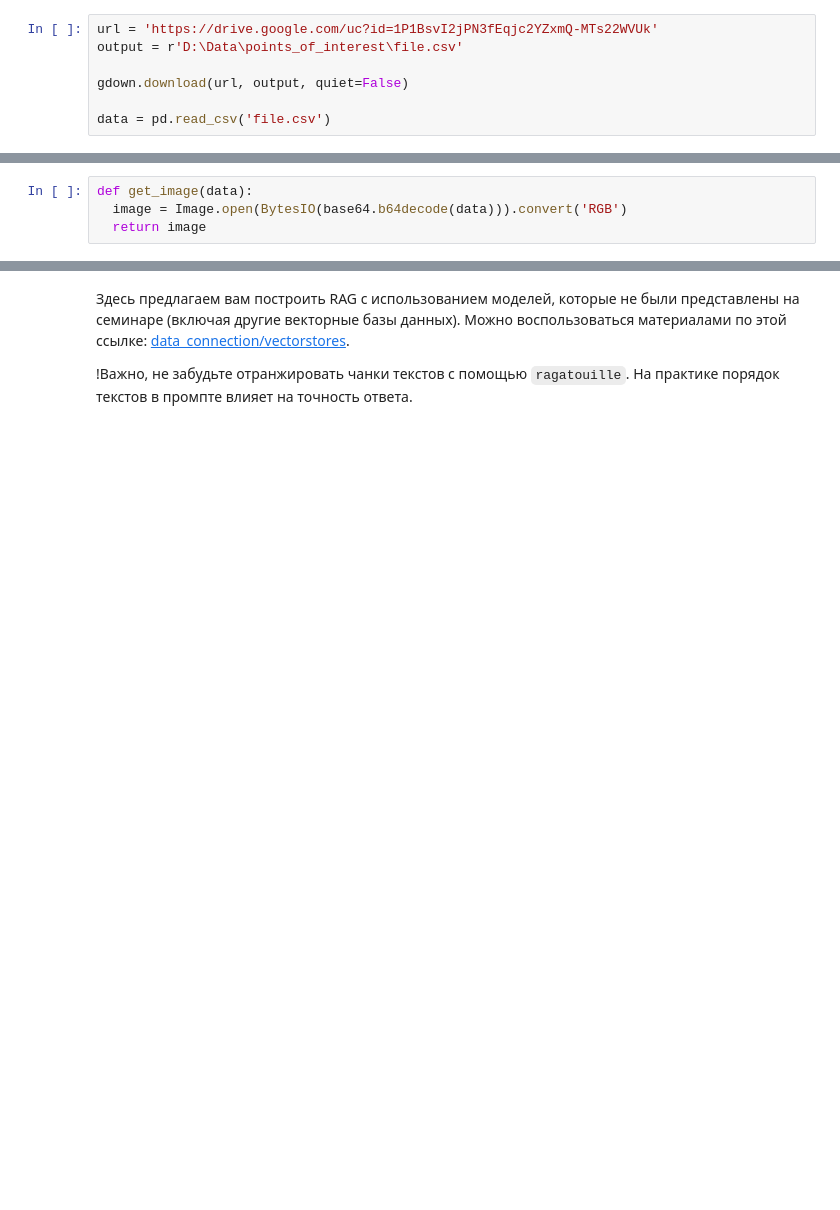
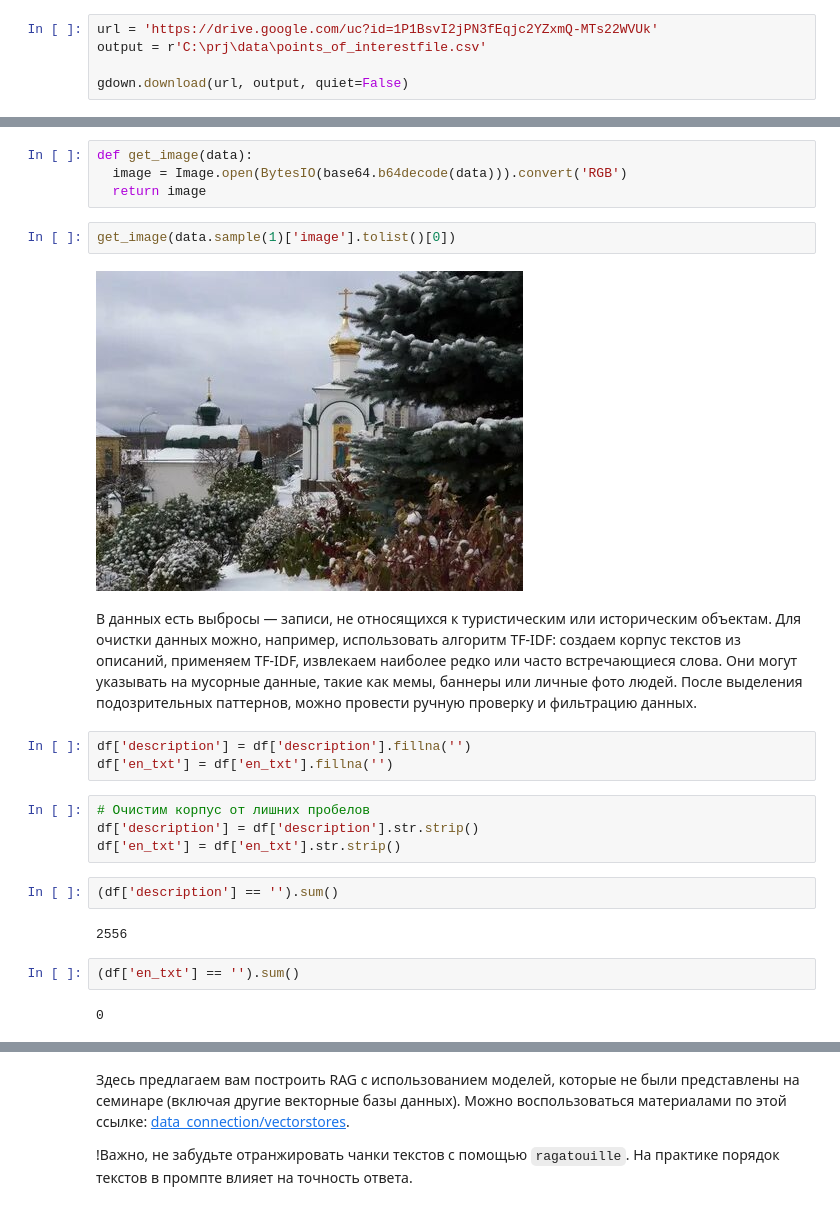
Before and after one commit to alex-chin/dls_part_2_nlp, a Jupyter notebook: week_08_chatgpt_instruction_tuning_RAG/Homework/hw05_rag.ipynb, the cells around one changed output, grey strips where cells are left out. Cells and saved outputs as stored; diff of their text form; blank space fills up the shorter version.

```diff
--- a/week_08_chatgpt_instruction_tuning_RAG/Homework/hw05_rag.ipynb
+++ b/week_08_chatgpt_instruction_tuning_RAG/Homework/hw05_rag.ipynb
@@ -945,10 +53,8 @@
 # %%
 url = 'https://drive.google.com/uc?id=1P1BsvI2jPN3fEqjc2YZxmQ-MTs22WVUk'
-output = r'D:\Data\points_of_interest\file.csv'
+output = r'C:\prj\data\points_of_interestfile.csv'
 
 gdown.download(url, output, quiet=False)
-
-data = pd.read_csv('file.csv')
 # %% [output]
 Downloading...
 From (original): https://drive.google.com/uc?id=1P1BsvI2jPN3fEqjc2YZxmQ-MTs22WVUk
@@ -960,3 +122,24 @@ To: /content/file.csv
 def get_image(data):
   image = Image.open(BytesIO(base64.b64decode(data))).convert('RGB')
   return image
+# %%
+get_image(data.sample(1)['image'].tolist()[0])
+# %% [output]
+[figure, added]
+# %% [markdown]
+В данных есть выбросы — записи, не относящихся к туристическим или историческим объектам. Для очистки данных можно, например, использовать алгоритм TF-IDF: создаем корпус текстов из описаний, применяем TF-IDF, извлекаем наиболее редко или часто встречающиеся слова. Они могут указывать на мусорные данные, такие как мемы, баннеры или личные фото людей. После выделения подозрительных паттернов, можно провести ручную проверку и фильтрацию данных.
+# %%
+df['description'] = df['description'].fillna('')
+df['en_txt'] = df['en_txt'].fillna('')
+# %%
+# Очистим корпус от лишних пробелов
+df['description'] = df['description'].str.strip()
+df['en_txt'] = df['en_txt'].str.strip()
+# %%
+(df['description'] == '').sum()
+# %% [output]
+2556
+# %%
+(df['en_txt'] == '').sum()
+# %% [output]
+0
```
Also changed, not shown: parts of 30 cells of this notebook.
